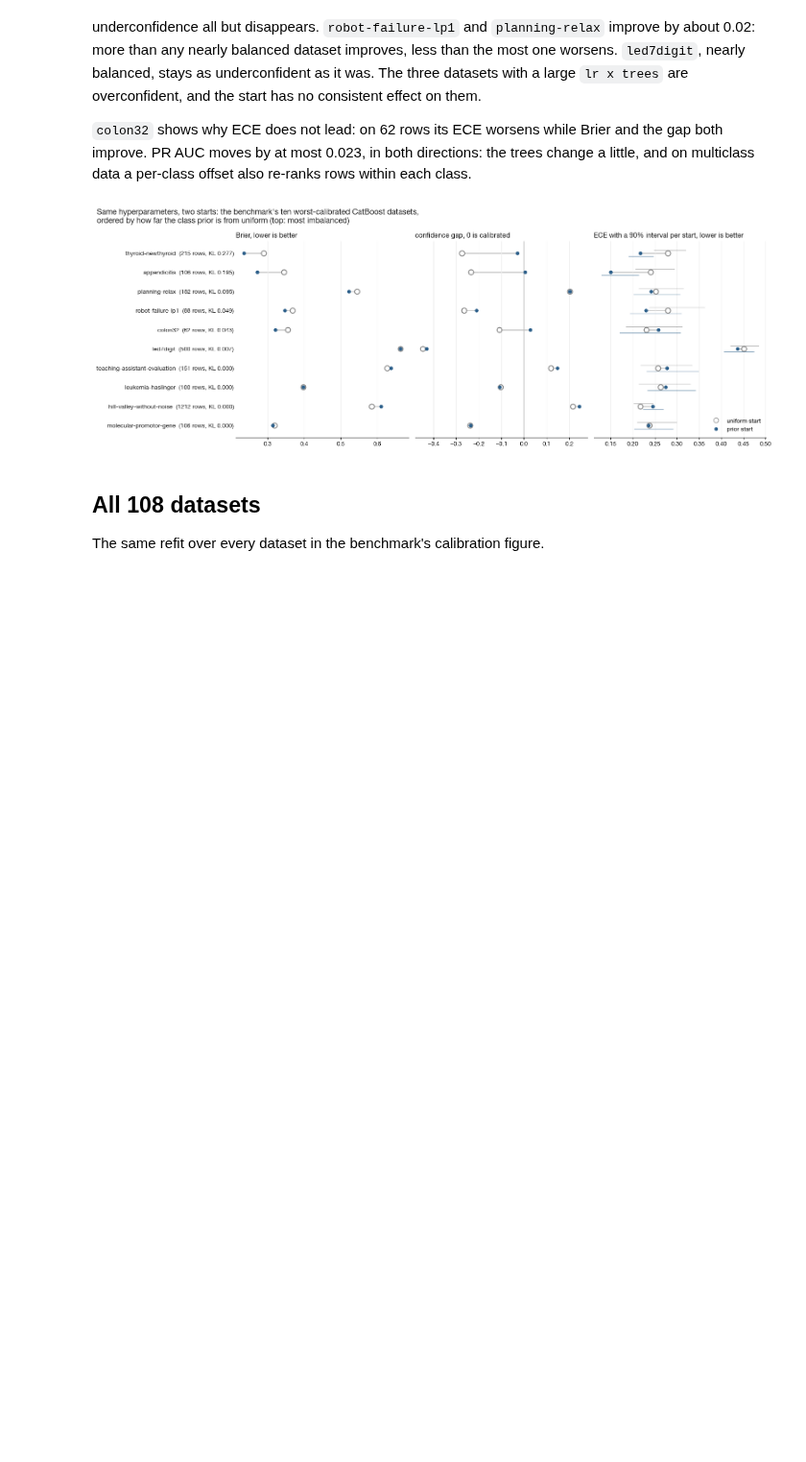
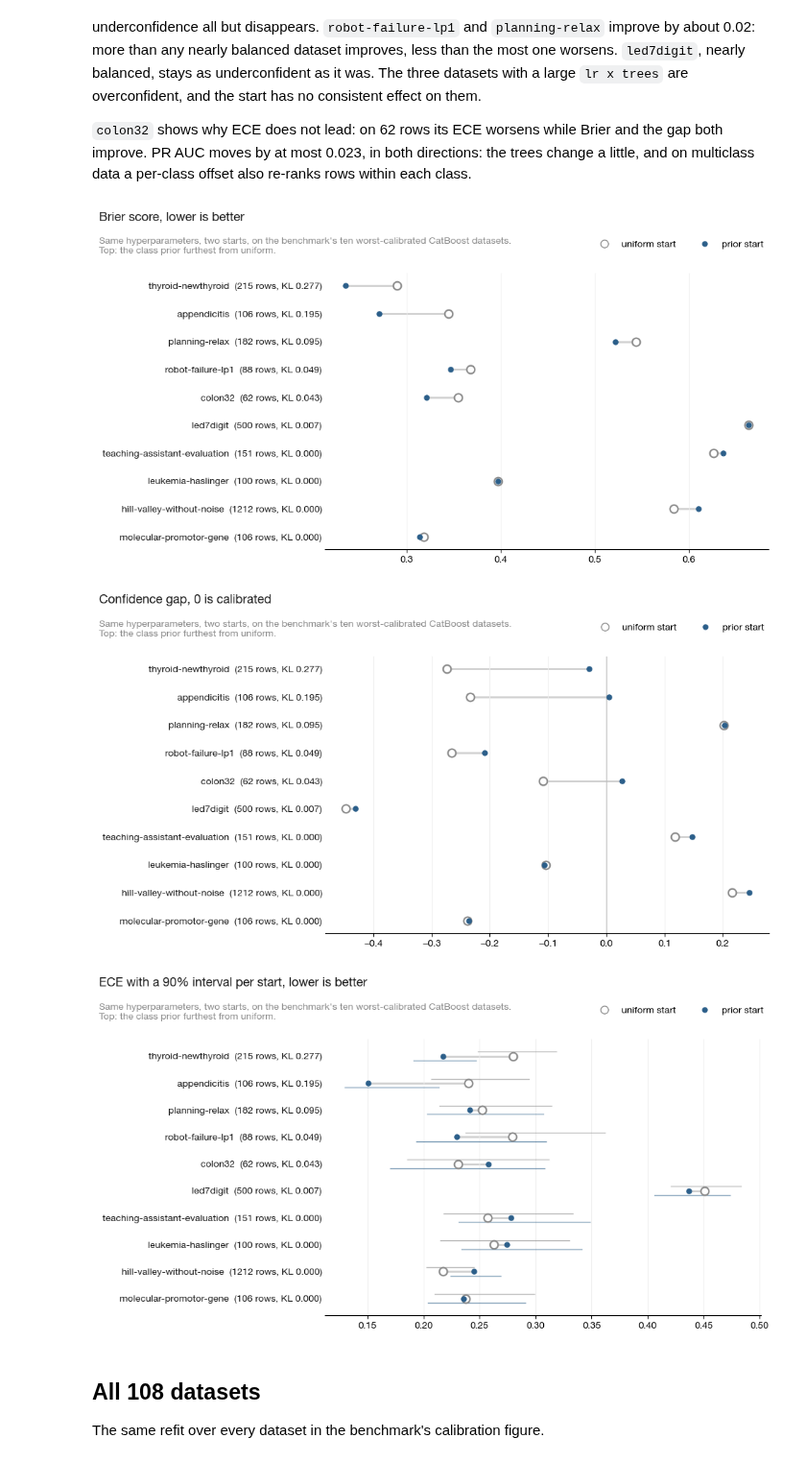
Before and after one commit to firefly1248/demo-notebooks, a Jupyter notebook: notebooks/catboost_boost_from_average.ipynb, the cells around one changed output. Shown at 96% size. Saved outputs shown, nothing was run; the diff lists cells and outputs as text; code cells hidden in the pictures; blank space fills up the shorter version.

Commit message:
Split the boost_from_average figure in three; note LightGBM's docs, per-dataset moves on balanced data
Co-Authored-By: Claude Opus 5.5 <noreply@anthropic.com>

```diff
--- a/notebooks/catboost_boost_from_average.ipynb
+++ b/notebooks/catboost_boost_from_average.ipynb
@@ -303,45 +305,47 @@ multiclass data a per-class offset also re-ranks rows within each class.
 # %%
 import matplotlib.pyplot as plt
 
 plt.rcParams["font.family"] = "sans-serif"
 plt.rcParams["font.sans-serif"] = ["Helvetica Neue", "Helvetica", "Arial", "DejaVu Sans"]
 BLUE, GREY, INK = "#2C5F8A", "#8a8a8a", "#1a1a1a"
-PANELS = [("Brier", "Brier, lower is better"), ("gap", "confidence gap, 0 is calibrated"),
+PANELS = [("Brier", "Brier score, lower is better"), ("gap", "Confidence gap, 0 is calibrated"),
           ("ECE", "ECE with a 90% interval per start, lower is better")]
+SUBTITLE = ("Same hyperparameters, two starts, on the benchmark's ten worst-calibrated CatBoost datasets.\n"
+            "Top: the class prior furthest from uniform.")
+handles = [plt.Line2D([], [], marker="o", ls="", markersize=8, markerfacecolor="white", markeredgecolor=GREY,
+                      label="uniform start"),
+           plt.Line2D([], [], marker="o", ls="", markersize=5, color=BLUE, label="prior start")]
 
 order = worst.index[::-1]
-fig, axes = plt.subplots(1, 3, figsize=(16, 5.8), sharey=True)
-for ax, (metric, title) in zip(axes, PANELS):
+for metric, title in PANELS:
+    fig, ax = plt.subplots(figsize=(10, 5.4))
     if metric == "gap":
         ax.axvline(0, color="#bbbbbb", lw=1)
     for i, name in enumerate(order):
         r = worst.loc[name]
         ax.plot([r[f"{metric} uniform"], r[f"{metric} prior"]], [i, i], color="#d0d0d0", lw=2, zorder=1)
         if metric == "ECE":
             for arm, color, dy in (("uniform", GREY, 0.16), ("prior", BLUE, -0.16)):
                 ax.plot([r[f"ECE {arm} lo"], r[f"ECE {arm} hi"]], [i + dy, i + dy], color=color, lw=1, alpha=0.6)
         # The prior marker is drawn smaller, so an unchanged dataset still shows both.
         ax.scatter(r[f"{metric} uniform"], i, s=70, color="white", edgecolor=GREY, lw=1.6, zorder=2)
         ax.scatter(r[f"{metric} prior"], i, s=26, color=BLUE, zorder=3)
-    ax.set_title(title, loc="left", color=INK, fontsize=11.5)
+    ax.set_yticks(range(len(order)))
+    ax.set_yticklabels([f"{n}  ({worst.loc[n, 'rows']} rows, KL {worst.loc[n, 'KL']:.3f})" for n in order],
+                       color=INK)
     ax.grid(axis="x", color="#eeeeee")
     ax.spines[["top", "right", "left"]].set_visible(False)
     ax.tick_params(axis="y", length=0)
-axes[0].set_yticks(range(len(order)))
-axes[0].set_yticklabels([f"{n}  ({worst.loc[n, 'rows']} rows, KL {worst.loc[n, 'KL']:.3f})" for n in order],
-                        color=INK)
-handles = [plt.Line2D([], [], marker="o", ls="", markersize=8, markerfacecolor="white", markeredgecolor=GREY,
-                      label="uniform start"),
-           plt.Line2D([], [], marker="o", ls="", markersize=5, color=BLUE, label="prior start")]
-axes[2].legend(handles=handles, loc="lower right", frameon=False)
-fig.suptitle("Same hyperparameters, two starts: the benchmark's ten worst-calibrated CatBoost datasets,\n"
-             "ordered by how far the class prior is from uniform (top: most imbalanced)",
-             x=0.01, ha="left", color=INK, fontsize=13)
-fig.tight_layout()
-fig.savefig("catboost_boost_from_average.png", dpi=150, facecolor="white")
-plt.show()
+    fig.legend(handles=handles, loc="upper right", bbox_to_anchor=(0.99, 0.925), ncol=2, frameon=False)
+    fig.suptitle(title, x=0.01, y=0.98, ha="left", color=INK, fontsize=13)
+    fig.text(0.01, 0.91, SUBTITLE, va="top", color=GREY, fontsize=10)
+    fig.tight_layout(rect=(0, 0, 1, 0.9))
+    fig.savefig(f"catboost_boost_from_average_{metric.lower()}.png", dpi=150, facecolor="white")
+    plt.show()
 # %% [output]
-[figure, old version]
+[figure, new version]
+[figure, added]
+[figure, added]
 # %% [markdown]
 ## All 108 datasets
 
```
Also changed, not shown: parts of 2 cells of this notebook, 5 other files.
